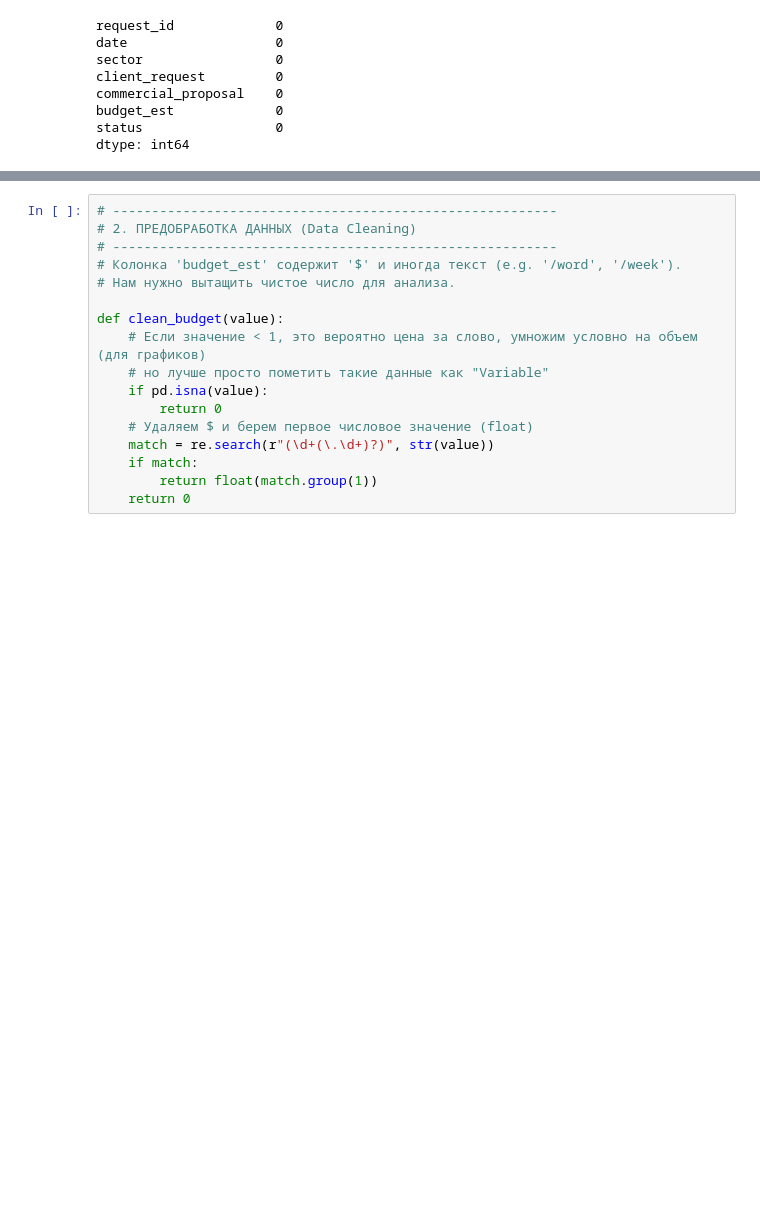
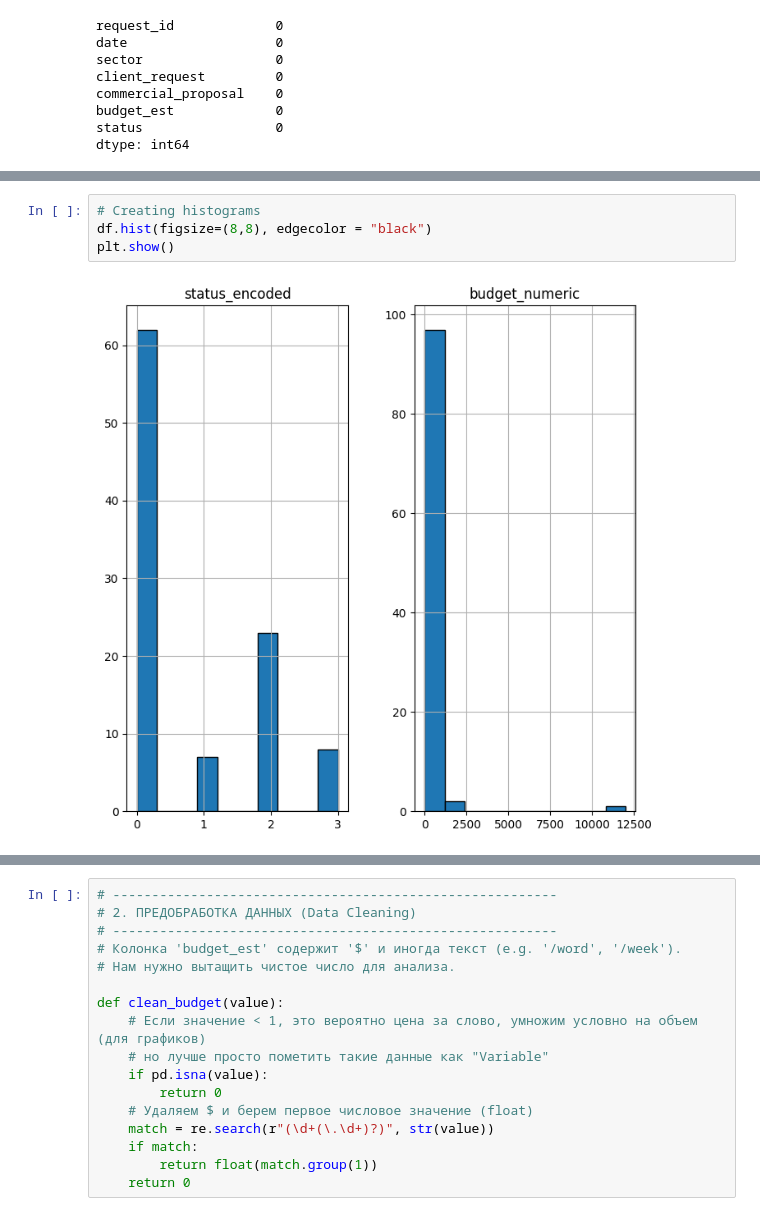
Before and after one commit to Johannmbo/ML_Sys_Design_Project, a Jupyter notebook: EDA.ipynb, the cells around one changed output, grey strips where cells are left out. Saved outputs shown, nothing was run; the diff lists cells and outputs as text; blank space fills up the shorter version.

```diff
--- a/EDA.ipynb
+++ b/EDA.ipynb
@@ -47,0 +90,6 @@ dtype: int64
+# %%
+# Creating histograms
+df.hist(figsize=(8,8), edgecolor = "black")
+plt.show()
+# %% [output]
+[figure, added]
```
Also changed, not shown: parts of 12 cells of this notebook.
